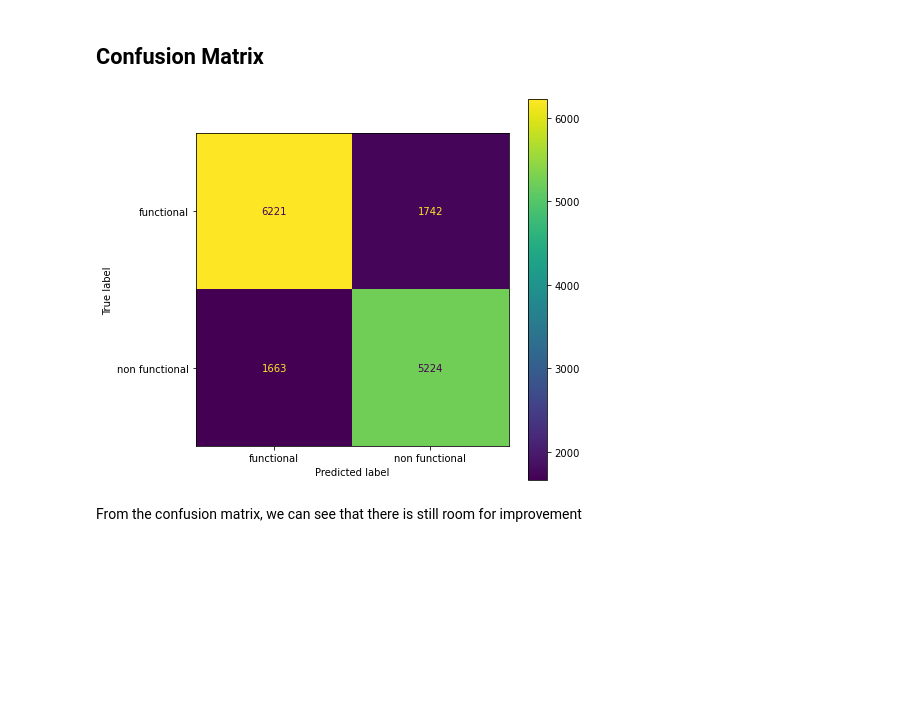
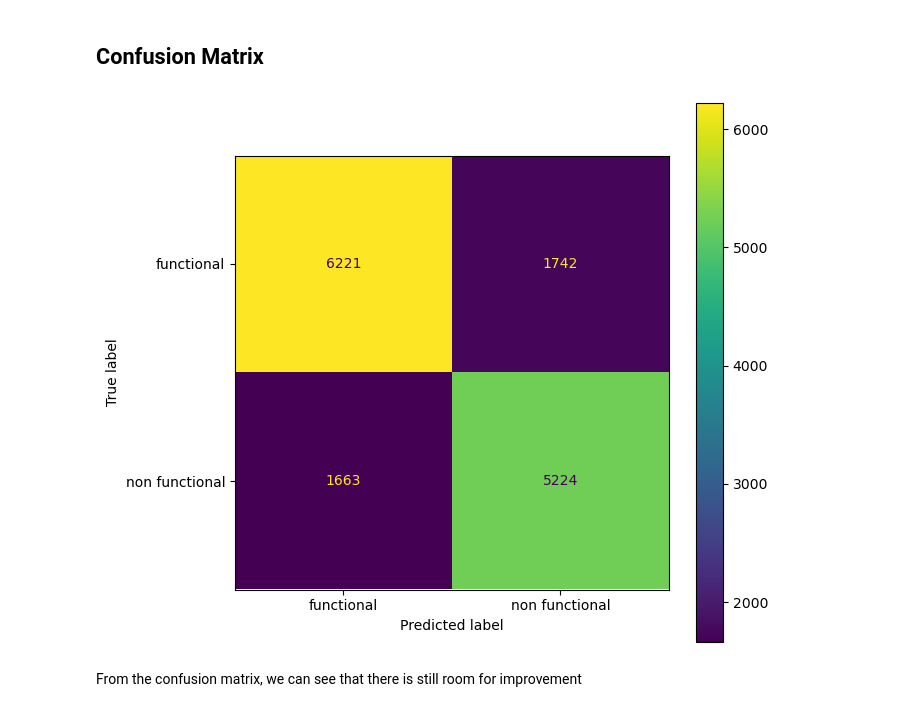
Before and after one commit to rahulakrish/water_pump_classifier, a Jupyter notebook: phase3_project.ipynb, the cells around one changed output. Saved outputs shown, nothing was run; the diff lists cells and outputs as text; code cells hidden in the pictures; blank space fills up the shorter version.

```diff
--- a/phase3_project.ipynb
+++ b/phase3_project.ipynb
@@ -1147,11 +1149,11 @@ clf.fit(X_train,y_train)
 
 #predict
 y_hat_train = clf.predict(X_train)
-y_hat_test = clf.predict(X_test)
+tree_y_hat_test = clf.predict(X_test)
 
 #evaluate model
-f1_balanced = round(f1_score(y_test,y_hat_test,average='macro'),3)
-print(classification_report(y_test,y_hat_test,target_names=names))
+f1_balanced = round(f1_score(y_test,tree_y_hat_test,average='macro'),3)
+print(classification_report(y_test,tree_y_hat_test,target_names=names))
 # %% [output]
                 precision    recall  f1-score   support
 
@@ -1177,10 +1179,12 @@ We can see that the model has improved significantly by using the reclassified d
 ## Confusion Matrix
 # %%
 #confusion matrix
-fig,(ax1)=plt.subplots(figsize=(7,7))
-plot_confusion_matrix(clf,X_test,y_test,ax=ax1,display_labels=names);
+fig,ax = plt.subplots(figsize=(7,7))
+cm = confusion_matrix(y_test,tree_y_hat_test)
+disp = ConfusionMatrixDisplay(cm,display_labels=names);
+disp.plot(ax=ax);
 # %% [output]
-[figure, old version]
+[figure, new version]
 # %% [markdown]
 From the confusion matrix, we can see that there is still room for improvement
 # %% [markdown]
```
Also changed, not shown: parts of 15 cells of this notebook.
